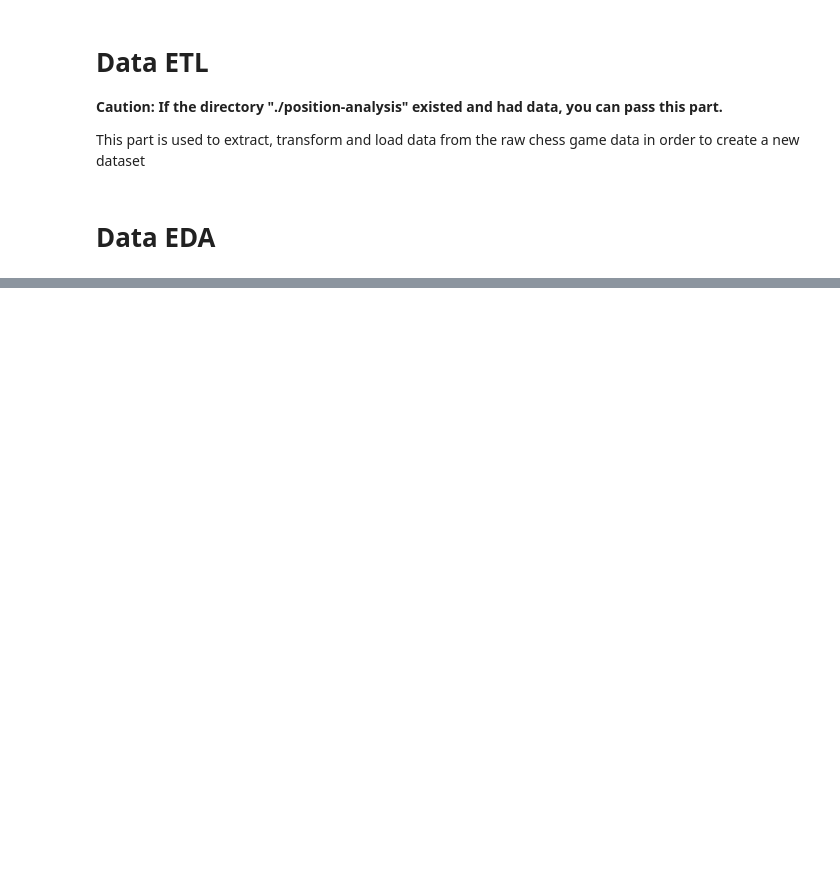
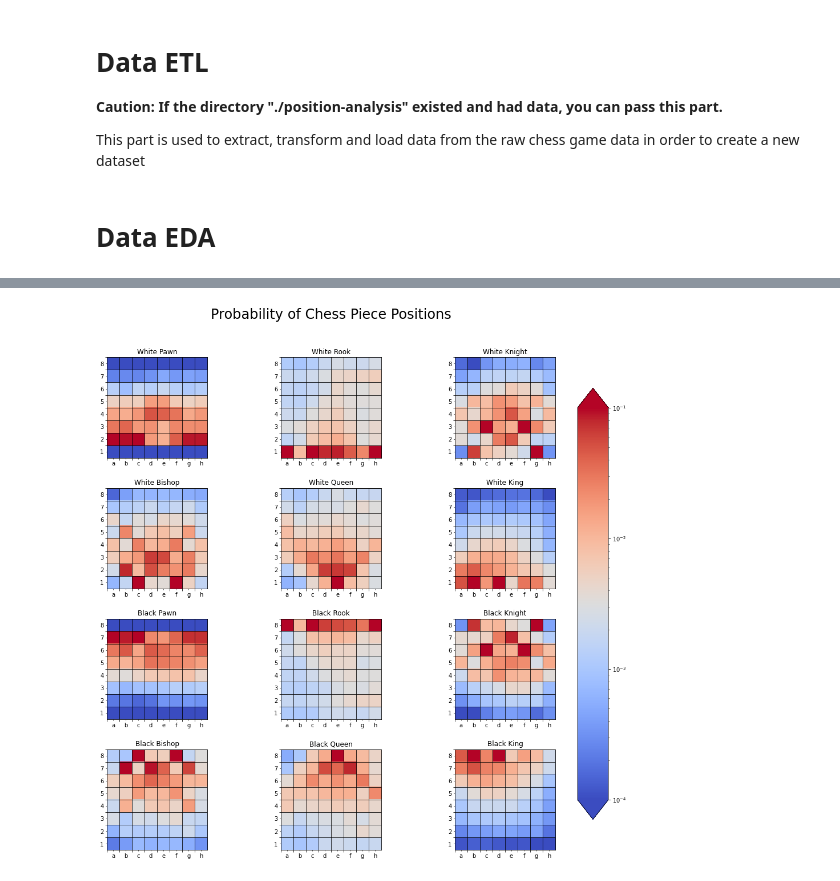
Before and after one commit to trinhhungfischer/chess-ai, a Jupyter notebook: analysis/position_analysis.ipynb, the cells around one changed output, grey strips where cells are left out. Cells and saved outputs as stored; diff of their text form; code cells hidden in the pictures; blank space fills up the shorter version.

```diff
--- a/analysis/position_analysis.ipynb
+++ b/analysis/position_analysis.ipynb
@@ -135,32 +148,34 @@ for key in chess_pieces:
   data = piece_data.iloc[::-1,  iloc].to_numpy().reshape((8, 8))
 
   im = this_ax.imshow(data, norm = norm, cmap = cmap)
 
   this_ax.xaxis.set_major_formatter(ticker.NullFormatter())
   this_ax.xaxis.set_major_locator(ticker.FixedLocator([-0.5, 0.5,1.5,2.5,3.5,4.5,5.5, 6.5]))
   this_ax.xaxis.set_minor_locator(ticker.FixedLocator([0, 1, 2, 3, 4, 5, 6, 7]))
   this_ax.xaxis.set_minor_formatter(ticker.FixedFormatter(['a', 'b', 'c', 'd', 'e', 'f', 'g', 'h']))
 
   this_ax.yaxis.set_major_formatter(ticker.NullFormatter())
   this_ax.yaxis.set_major_locator(ticker.FixedLocator([-0.5, 0.5,1.5,2.5,3.5,4.5,5.5, 6.5]))
   this_ax.yaxis.set_minor_locator(ticker.FixedLocator([0, 1, 2, 3, 4, 5, 6, 7]))
-  this_ax.yaxis.set_minor_formatter(ticker.FixedFormatter(['1', '2', '3', '4', '5', '6', '7', '8']))
+  this_ax.yaxis.set_minor_formatter(ticker.FixedFormatter(['8', '7', '6', '5', '4', '3', '2', '1']))
 
   this_ax.set_title(title)
   this_ax.grid(color = 'black')
 
 
 cbar_ax = fig.add_axes([0.9, 0.15, 0.05, 0.7])
 cbar = fig.colorbar(im, extend = 'both', cax=cbar_ax)
 
 fig.suptitle('Probability of Chess Piece Positions', fontsize = 24)
 
 plt.subplots_adjust(left=0.1,
                     bottom=0.1,
                     right=0.9,
                     top=0.9,
                     hspace=0.3)
 
 fig.patch.set_facecolor('white')
-plt.savefig('../analysis/probanility-chess-position.png', transparent=False)
+plt.savefig('../analysis/probability-chess-position.png', transparent=False)
 plt.show()
+# %% [output]
+[figure, added]
```
Also changed, not shown: parts of 2 cells of this notebook, 4 other files.
